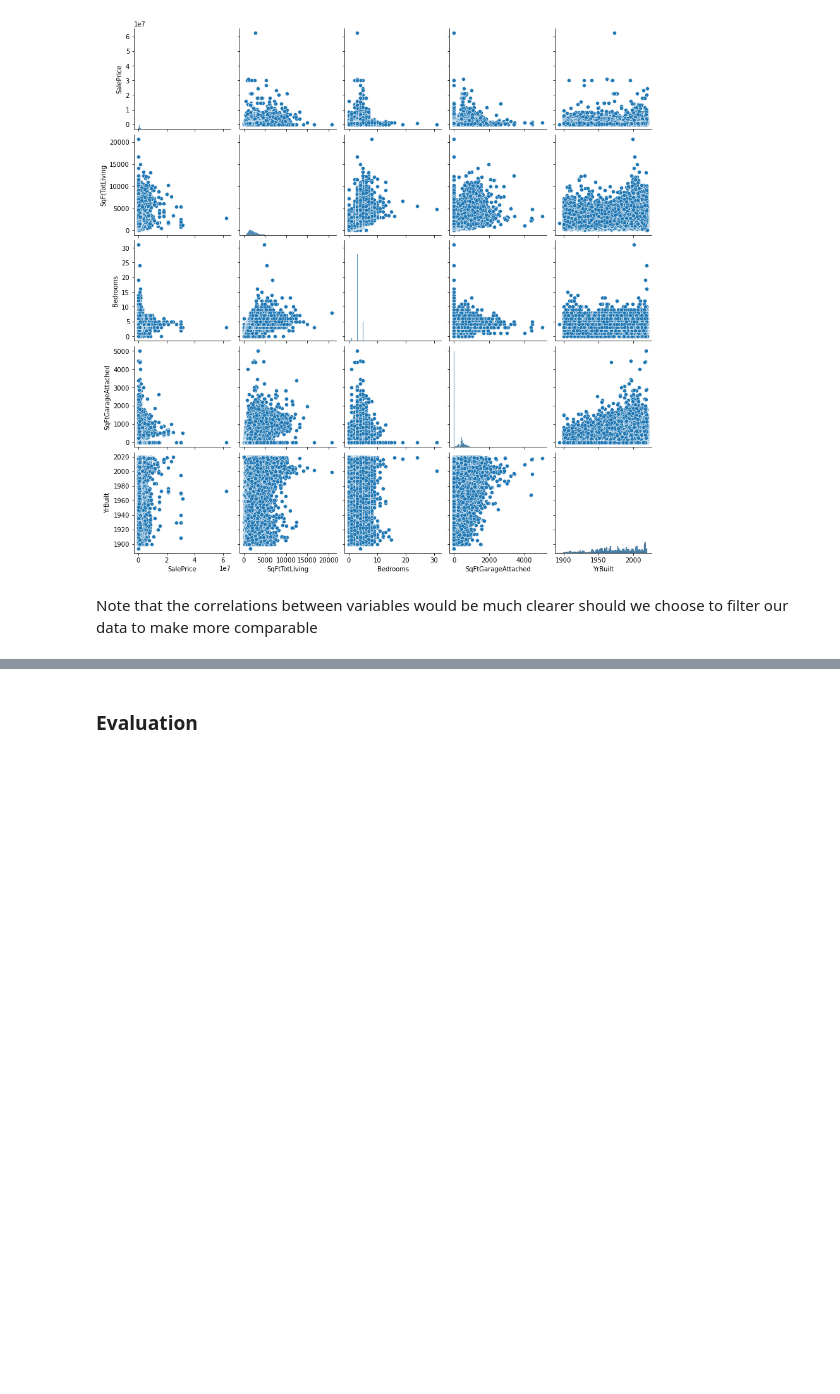
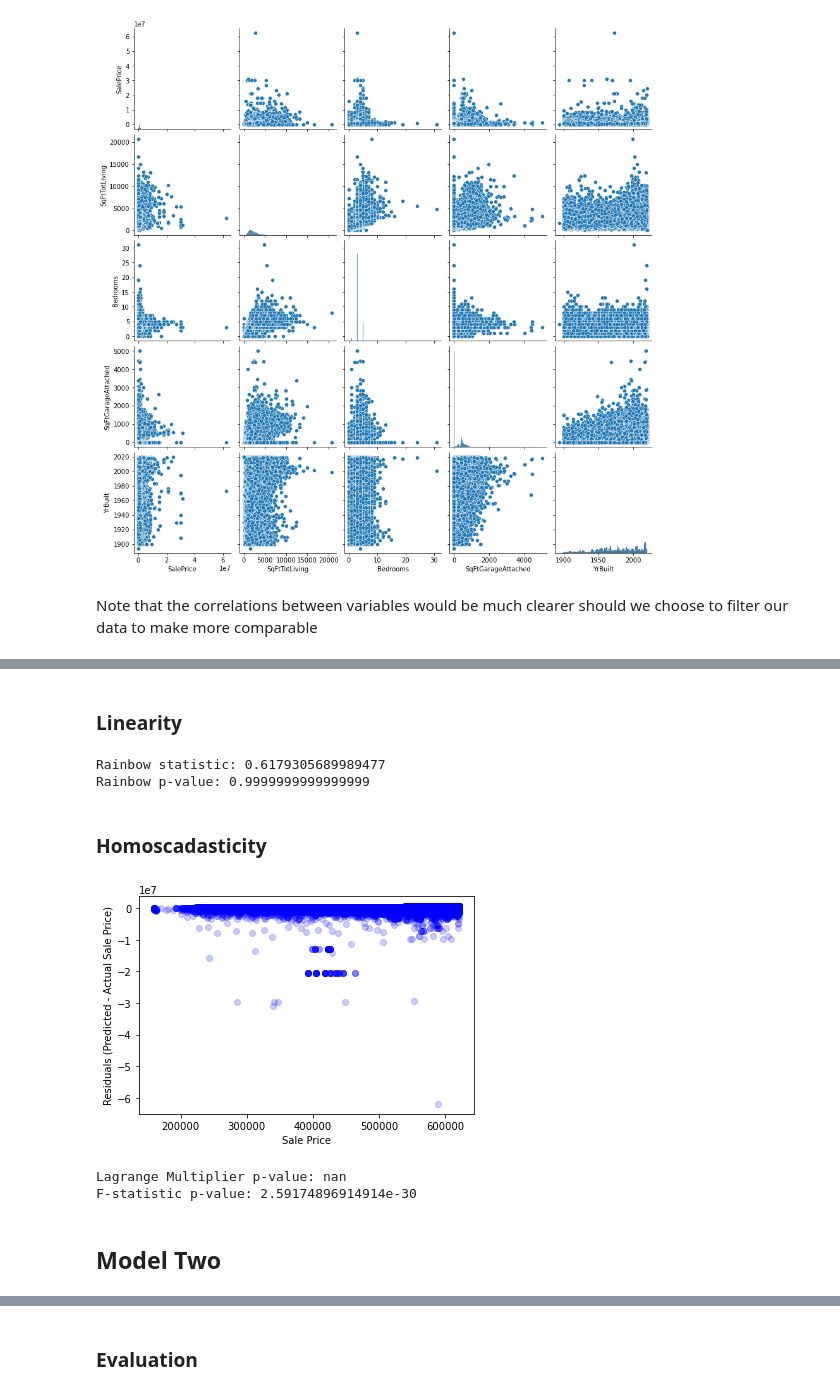
Before and after one commit to sierrafromcalifornia/Housing-Analysis-Project, a Jupyter notebook: notebooks/exploratory/EDA_Exploratory.ipynb, the cells around one changed output, grey strips where cells are left out. Drawn from its saved outputs; the diff is of its cells as text; code cells hidden in the pictures; blank space fills up the shorter version.

```diff
--- a/notebooks/exploratory/EDA_Exploratory.ipynb
+++ b/notebooks/exploratory/EDA_Exploratory.ipynb
@@ -506,2 +504,10 @@ Note that the correlations between variables would be much clearer should we cho
+# %%
+# build a linear regression model
+
+model_df = merged_dataframe[['SqFtTotLiving', 'SalePrice']].copy()
+model_df.dropna(inplace=True)
+
+model = ols(formula="SalePrice ~ SqFtTotLiving", data=model_df)
+model_results = model.fit()
 # %%
 # print out model's metrics
@@ -507,0 +538,30 @@ Note that the correlations between variables would be much clearer should we cho
+# %% [markdown]
+### Linearity
+# %%
+rainbow_statistic, rainbow_p_value = linear_rainbow(model_results)
+print("Rainbow statistic:", rainbow_statistic)
+print("Rainbow p-value:", rainbow_p_value)
+# %% [output]
+Rainbow statistic: 0.6179305689989477
+Rainbow p-value: 0.9999999999999999
+# %% [markdown]
+### Homoscadasticity
+# %%
+y = merged_dataframe["SalePrice"]
+y_hat = model_results.predict()
+# %%
+fig2, ax2 = plt.subplots()
+ax2.set(xlabel="Sale Price",
+        ylabel="Residuals (Predicted - Actual Sale Price)")
+ax2.scatter(x=y_hat, y=y_hat-y, color="blue", alpha=0.2);
+# %% [output]
+[figure, added]
+# %%
+lm, lm_p_value, fvalue, f_p_value = het_breuschpagan(y-y_hat, merged_dataframe[["SqFtTotLiving"]])
+print("Lagrange Multiplier p-value:", lm_p_value)
+print("F-statistic p-value:", f_p_value)
+# %% [output]
+Lagrange Multiplier p-value: nan
+F-statistic p-value: 2.59174896914914e-30
+# %% [markdown]
+## Model Two
```
Also changed, not shown: parts of 16 cells of this notebook.
